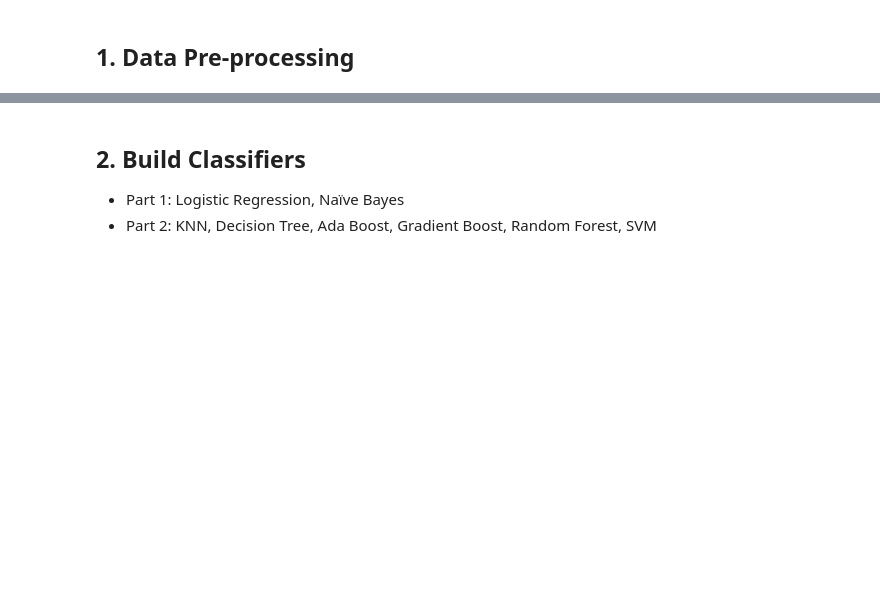
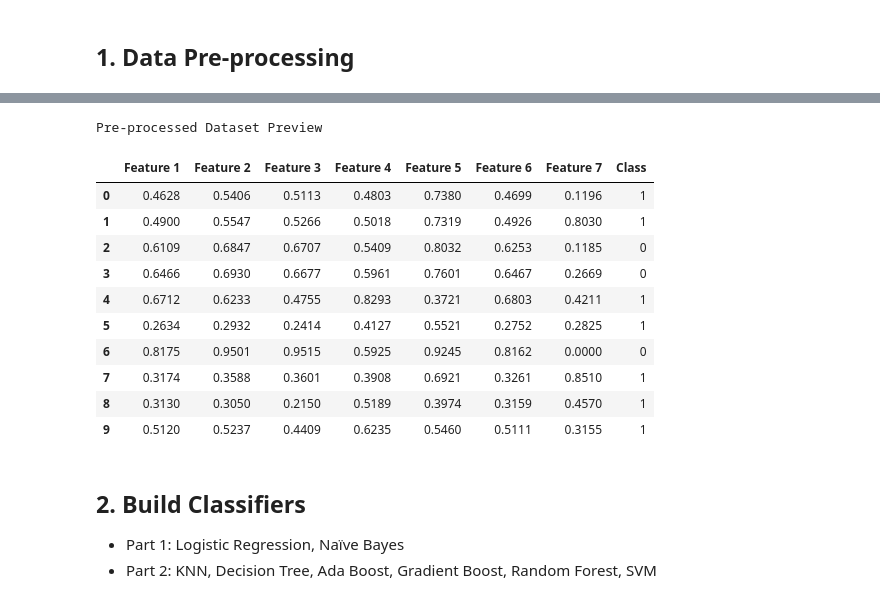
Before and after one commit to ErrorChen/COMP5318_Assignment-1, a Jupyter notebook: comp5318-a1-2026-template.ipynb, the cells around one changed output, grey strips where cells are left out. Drawn from its saved outputs; the diff is of its cells as text; code cells hidden in the pictures; blank space fills up the shorter version.

Commit message:
revised flow on the data preprocessing part, adding the table of contents

```diff
--- a/comp5318-a1-2026-template.ipynb
+++ b/comp5318-a1-2026-template.ipynb
@@ -20,8 +30,16 @@ import matplotlib.pyplot as plt
 from warnings import simplefilter
 simplefilter(action='ignore', category=FutureWarning)
 # %%
-# Load the rice dataset: rice-final2.csv
-riceDataFrame = pd.read_csv("rice-final2.csv", na_values="?")
+# Load the rice dataset from the assignment folder
+data_path = Path("rice-final2.csv")
+
+if not data_path.exists():
+    raise FileNotFoundError(f"Dataset not found: {data_path.resolve()}")
+
+riceDataFrame = pd.read_csv(data_path, na_values="?")
+
+if riceDataFrame.shape[1] < 2:
+    raise ValueError("The dataset must contain at least one feature column and one class column.")
 
 X = riceDataFrame.iloc[:, :-1].copy()
 y = riceDataFrame.iloc[:, -1].copy()
@@ -29,7 +47,7 @@ y = riceDataFrame.iloc[:, -1].copy()
 print("Dataset shape:", riceDataFrame.shape)
 print("Feature matrix shape:", X.shape)
 print("Target vector shape:", y.shape)
-print("Class values:", y.unique())
+print("Class values:", sorted(y.astype(str).str.strip().unique()))
 # %% [output]
 Dataset shape: (1400, 8)
 Feature matrix shape: (1400, 7)
@@ -104,3 +117,44 @@ print_data(XProcessed, yProcessed)
+# %%
+# Display the first ten rows as a formatted table for a cleaner notebook preview.
+from IPython.display import display
+
+def preview_data_table(X, y, n_rows=10):
+    """Display the first n_rows as a styled table without changing the preprocessing logic."""
+    if len(X) != len(y):
+        raise ValueError("Feature matrix and target vector must have the same number of rows.")
+
+    rows_to_show = min(n_rows, len(X))
+    feature_cols = [f"Feature {i + 1}" for i in range(X.shape[1])]
+    preview_df = pd.DataFrame(X[:rows_to_show], columns=feature_cols)
+    preview_df["Class"] = y[:rows_to_show].astype(int)
+
+    styled = (
+        preview_df.style
+        .format({col: "{:.4f}" for col in feature_cols})
+        .set_caption("Pre-processed Dataset Preview")
+        .set_table_styles([
+            {"selector": "caption", "props": [("caption-side", "top"), ("font-size", "16px"), ("font-weight", "600"), ("color", "#111827")]},
+            {"selector": "th", "props": [("background-color", "#1f2937"), ("color", "white"), ("text-align", "center"), ("padding", "8px 10px")]},
+            {"selector": "td", "props": [("text-align", "center"), ("padding", "8px 10px")]},
+            {"selector": "table", "props": [("border-collapse", "collapse"), ("border", "1px solid #d1d5db"), ("border-radius", "8px"), ("overflow", "hidden")]},
+        ])
+    )
+    display(styled)
+
+preview_data_table(XProcessed, yProcessed)
+# %% [output]
+Pre-processed Dataset Preview
+|  | Feature 1 | Feature 2 | Feature 3 | Feature 4 | Feature 5 | Feature 6 | Feature 7 | Class |
+| 0 | 0.4628 | 0.5406 | 0.5113 | 0.4803 | 0.7380 | 0.4699 | 0.1196 | 1 |
+| 1 | 0.4900 | 0.5547 | 0.5266 | 0.5018 | 0.7319 | 0.4926 | 0.8030 | 1 |
+| 2 | 0.6109 | 0.6847 | 0.6707 | 0.5409 | 0.8032 | 0.6253 | 0.1185 | 0 |
+| 3 | 0.6466 | 0.6930 | 0.6677 | 0.5961 | 0.7601 | 0.6467 | 0.2669 | 0 |
+| 4 | 0.6712 | 0.6233 | 0.4755 | 0.8293 | 0.3721 | 0.6803 | 0.4211 | 1 |
+| 5 | 0.2634 | 0.2932 | 0.2414 | 0.4127 | 0.5521 | 0.2752 | 0.2825 | 1 |
+| 6 | 0.8175 | 0.9501 | 0.9515 | 0.5925 | 0.9245 | 0.8162 | 0.0000 | 0 |
+| 7 | 0.3174 | 0.3588 | 0.3601 | 0.3908 | 0.6921 | 0.3261 | 0.8510 | 1 |
+| 8 | 0.3130 | 0.3050 | 0.2150 | 0.5189 | 0.3974 | 0.3159 | 0.4570 | 1 |
+| 9 | 0.5120 | 0.5237 | 0.4409 | 0.6235 | 0.5460 | 0.5111 | 0.3155 | 1 |
 # %% [markdown]
 ## **2. Build Classifiers**
 
```
Also changed, not shown: parts of 9 cells of this notebook, 1 other file.
